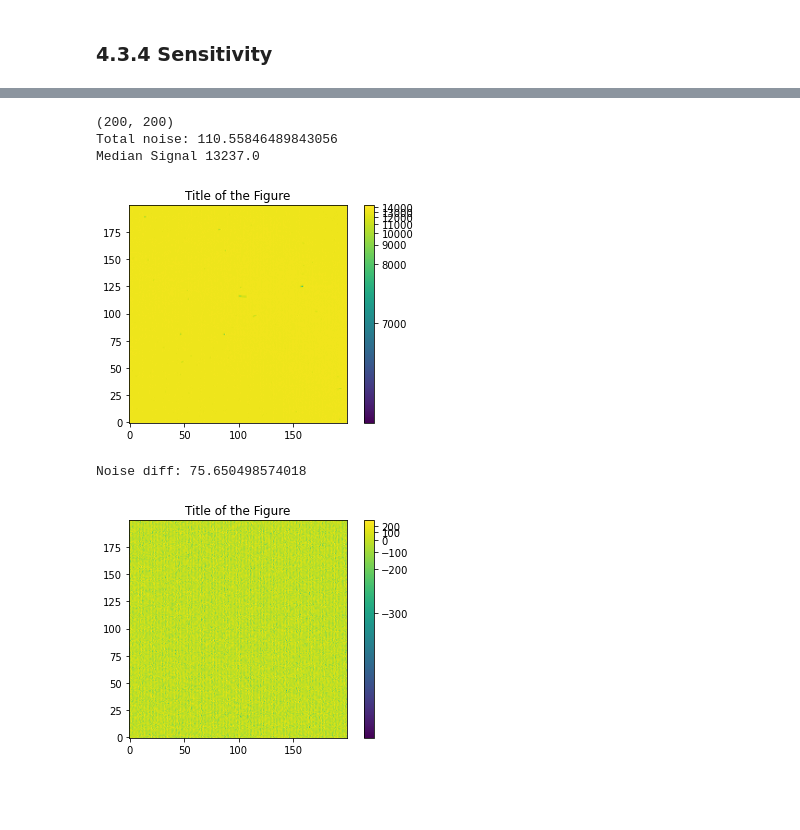
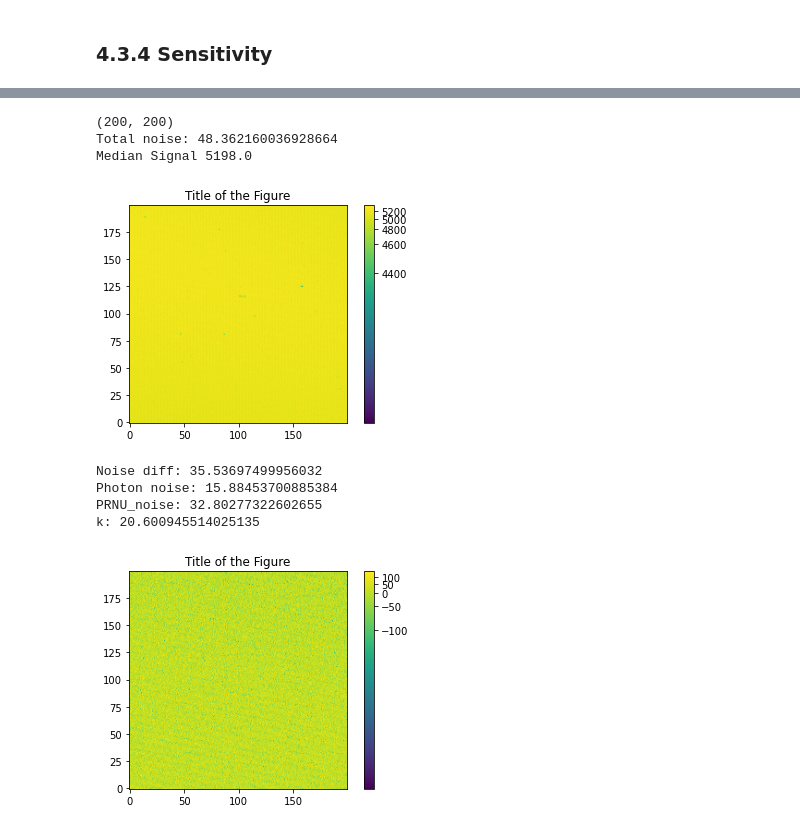
Before and after one commit to fexfl/FP, a Jupyter notebook: F30/F30 Analysis.ipynb, the cells around one changed output, grey strips where cells are left out. Cells and saved outputs as stored; diff of their text form; code cells hidden in the pictures; blank space fills up the shorter version.

```diff
--- a/F30/F30 Analysis.ipynb
+++ b/F30/F30 Analysis.ipynb
@@ -381,26 +382,26 @@ Median Signal 13235.0
 # %%
-hdul = fits.open(sensitivity_paths_2[4])
+hdul = fits.open(sensitivity_paths_2[0])
 image = hdul[0].data
 
 image_uni_2 = image[400:600,400:600]
 print(image_uni_2.shape)
 
 norm = simple_norm(image_uni_2,'log', percent=100)
 fig, ax = plt.subplots()
 ax.set_title("Title of the Figure")
 im = ax.imshow(image_uni_2[:,:] , norm=norm , origin="lower", cmap="viridis")
 fig.colorbar(im, ax=ax)
 
 noise_tot_2 = np.std(image_uni_2)
 median_sig_2 = np.median(image_uni_2)
 
 print("Total noise:",noise_tot_2)
 print("Median Signal", median_sig_2)
 # %% [output]
 (200, 200)
-Total noise: 110.55846489843056
-Median Signal 13237.0
+Total noise: 48.362160036928664
+Median Signal 5198.0
-[figure, old version]
+[figure, new version]
 # %%
 image_uni_1 = image_uni_1.astype('float64')
 image_uni_2 = image_uni_2.astype('float64')
@@ -415,7 +416,19 @@ fig.colorbar(im, ax=ax)
 
 noise_diff = np.std(image_diff)
 print('Noise diff:', noise_diff)
+
+photon_noise = np.sqrt(noise_diff**2 - read_out_noise**2)
+print('Photon noise:', photon_noise)
+
+PRNU_noise = np.sqrt(noise_tot_2**2-read_out_noise**2-photon_noise**2)
+print('PRNU_noise:', PRNU_noise)
+
+k_calculated = median_sig_2 / photon_noise**2
+print("k:",k_calculated)
 # %% [output]
-Noise diff: 75.650498574018
+Noise diff: 35.53697499956032
+Photon noise: 15.88453700885384
+PRNU_noise: 32.80277322602655
+k: 20.600945514025135
-[figure, old version]
+[figure, new version]
 # %%
```
Also changed, not shown: parts of 6 cells of this notebook, 1 other file.
